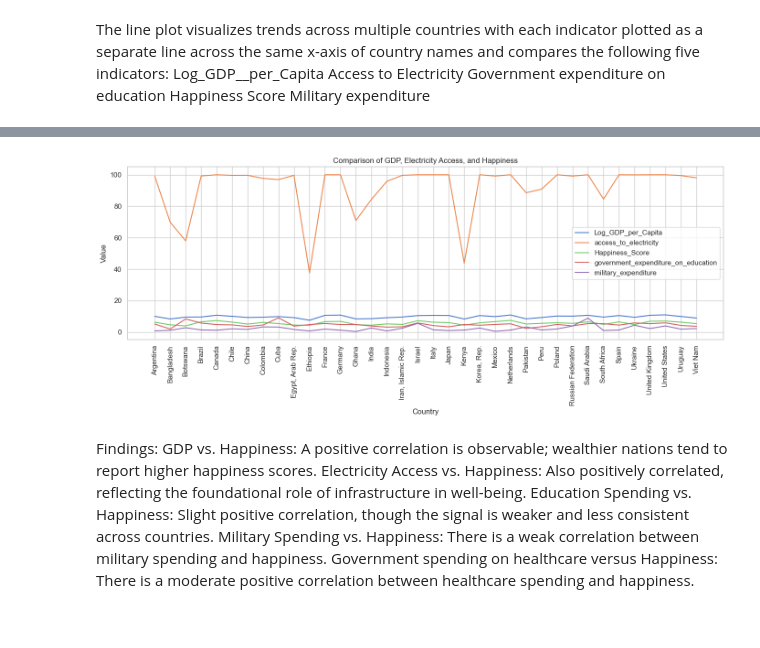
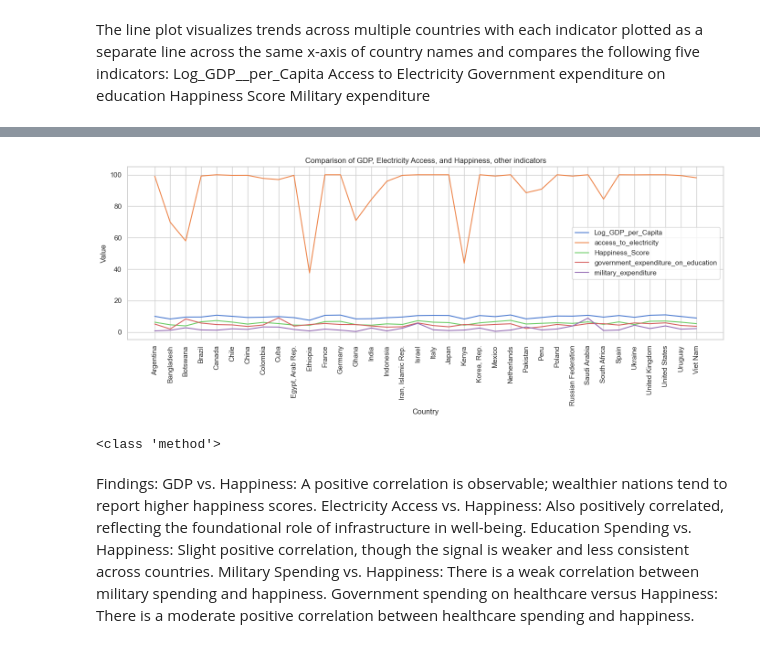
Before and after one commit to oliv-1990/HAPPY, a Jupyter notebook: happy_analysis.ipynb, the cells around one changed output, grey strips where cells are left out. Cells and saved outputs as stored; diff of their text form; code cells hidden in the pictures.

```diff
--- a/happy_analysis.ipynb
+++ b/happy_analysis.ipynb
@@ -1336,9 +1332,6 @@ Index(['country', 'Year', 'Happiness_Score', 'Log_GDP_per_Capita',
        'population_density', 'government_expenditure_on_education',
        'government_health_expenditure', 'renewvable_energy_consumption'],
       dtype='object')
-# %%
-# Rename the column
-happiness_avg.rename(columns={'Avg_Happiness_Score': 'Happiness_Score'}, inplace=True)
 # %%
 print(merged_sql_df.columns)
 # %% [output]
@@ -1590,37 +1561,41 @@ import pandas as pd
 # First, merged selected columns from each DataFrame
 merged_df_final = GDP_averages[['country', 'Log_GDP_per_Capita']] \
     .merge(happiness_avg[['country', 'Happiness_Score']], on='country')\
     .merge(electricity_averages[['country', 'access_to_electricity']], on='country') \
     .merge(education_averages[['country', 'government_expenditure_on_education']], on='country')\
-    .merge(military_averages[['country', 'military_expenditure']], on='country')\
-    .merge(health_average[['country', 'government_health_expenditure']], on='country)'
+    .merge(military_averages[['country', 'military_expenditure']], on='country')
+
 
 
 
 # Sorted the data
 merged_df_final_1 = merged_df_final.sort_values('country')
 
 # Using melt function
 plot_df = merged_df_final_1.melt(id_vars='country',
-     value_vars=['Log_GDP_per_Capita', 'access_to_electricity', 'Happiness_Score', 'government_expenditure_on_education', 'military_expenditure']
+    value_vars=['Log_GDP_per_Capita', 'access_to_electricity', 'Happiness_Score', 'government_expenditure_on_education', 'military_expenditure'],
     var_name='Indicator',
      value_name='Value')
 
 # Created the plot
 plt.figure(figsize=(14,6))
 for indicator in plot_df['Indicator'].unique():
     data = plot_df[plot_df['Indicator'] == indicator]
     plt.plot(data['country'], data['Value'], label=indicator)
 
 plt.xticks(rotation=90)
 plt.ylabel('Value')
 plt.xlabel('Country')
 plt.title('Comparison of GDP, Electricity Access, and Happiness, other indicators')
 plt.legend()
 plt.tight_layout()
 plt.show()
 # %% [output]
-[figure, old version]
+[figure, new version]
+# %%
+print(type(health_average))
+# %% [output]
+<class 'method'>
 # %% [markdown]
 Findings:
 GDP vs. Happiness: A positive correlation is observable; wealthier nations tend to report higher happiness scores.
```
Also changed, not shown: parts of 14 cells of this notebook.
